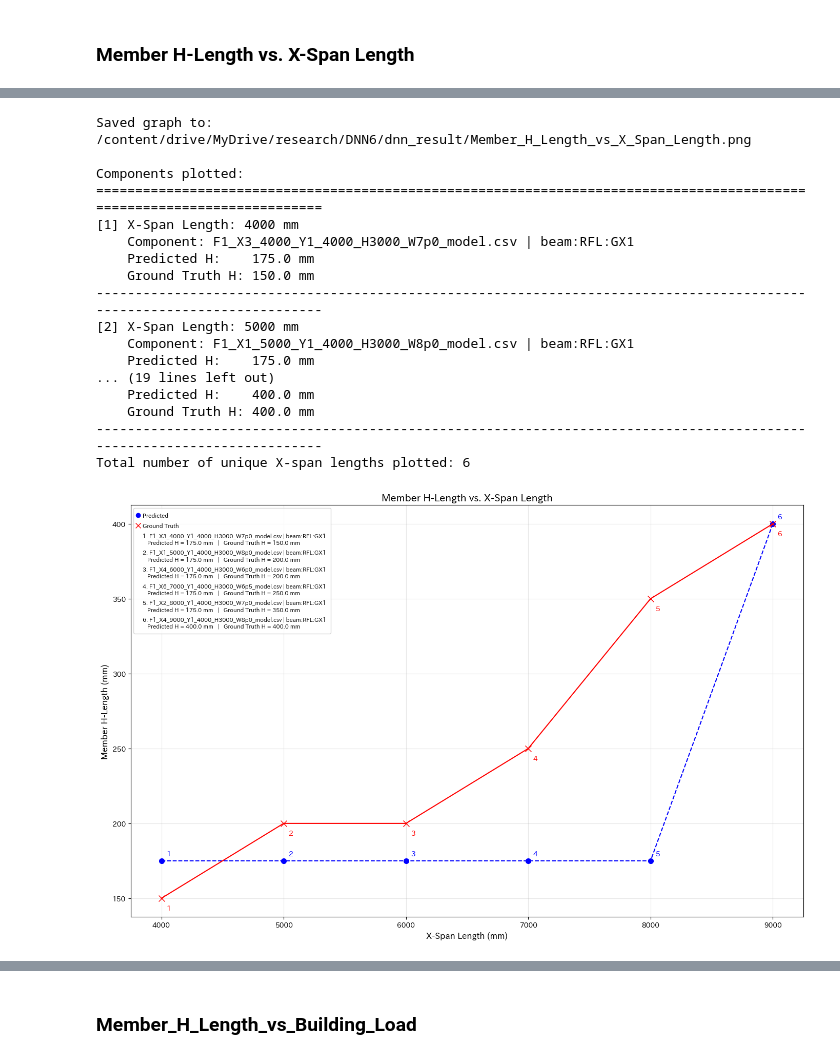
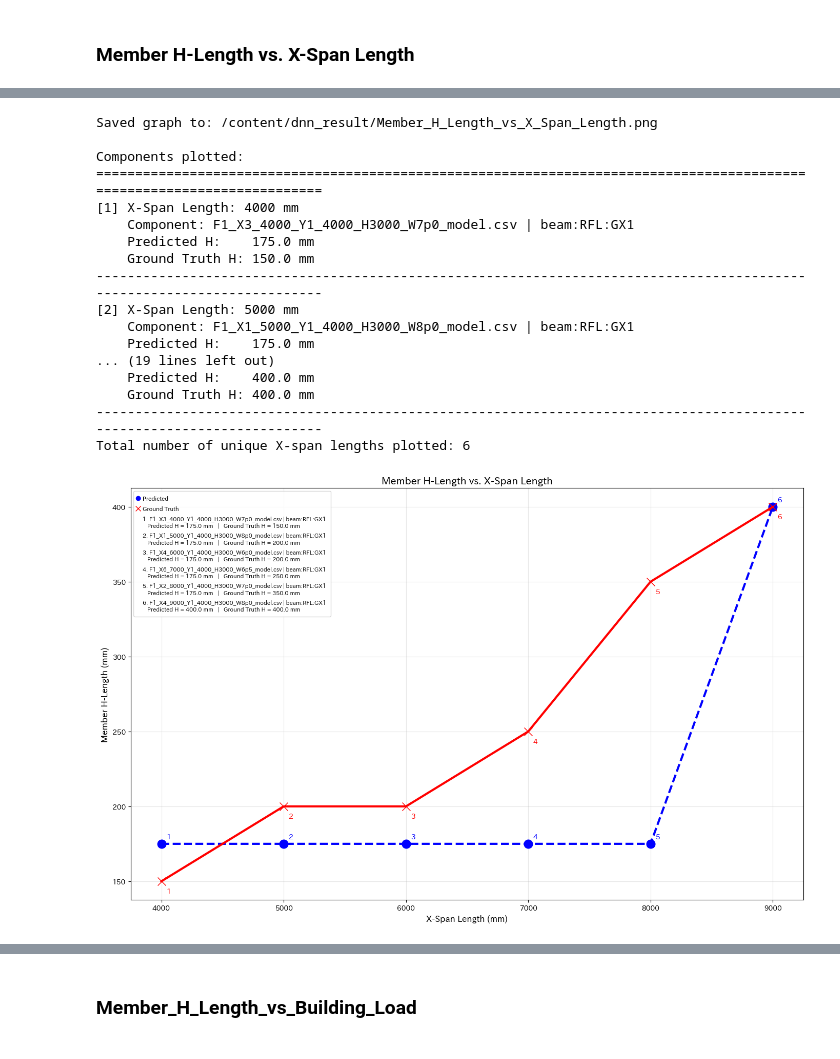
Before and after one commit to usumakikai8-bot/DNN4, a Jupyter notebook: dnn6.ipynb, the cells around one changed output, grey strips where cells are left out. Saved outputs shown, nothing was run; the diff lists cells and outputs as text; code cells hidden in the pictures.

Commit message:
add code to create graphs.

```diff
--- a/dnn6.ipynb
+++ b/dnn6.ipynb
@@ -1074,8 +1093,8 @@ ax.plot(
     marker='o',
     linestyle='--',
     color='blue',
-    linewidth=1.5,
-    markersize=7,
+    linewidth=2,
+    markersize=10,
     label='Predicted'
 )
 
@@ -1090,8 +1109,8 @@ ax.plot(
     marker='x',
     linestyle='-',
     color='red',
-    linewidth=1.5,
-    markersize=8,
+    linewidth=2,
+    markersize=10,
     label='Ground Truth'
 )
 
@@ -1324,32 +1343,32 @@ for i, (_, row) in enumerate(
 print(
     f'Total number of unique X-span lengths plotted: '
     f'{summary["x_span_length"].nunique()}'
 )
 
 
 # ============================================================
 # 17. Display graph
 # ============================================================
 
 plt.show()
 # %% [output]
 [interactive output not drawn]
 [interactive output not drawn]
-Saved graph to: /content/drive/MyDrive/research/DNN6/dnn_result/Member_H_Length_vs_X_Span_Length.png
+Saved graph to: /content/dnn_result/Member_H_Length_vs_X_Span_Length.png
 
 Components plotted:
 ========================================================================================================================
 [1] X-Span Length: 4000 mm
     Component: F1_X3_4000_Y1_4000_H3000_W7p0_model.csv | beam:RFL:GX1
     Predicted H:    175.0 mm
     Ground Truth H: 150.0 mm
 ------------------------------------------------------------------------------------------------------------------------
 [2] X-Span Length: 5000 mm
     Component: F1_X1_5000_Y1_4000_H3000_W8p0_model.csv | beam:RFL:GX1
     Predicted H:    175.0 mm
 ... (19 lines left out)
     Predicted H:    400.0 mm
     Ground Truth H: 400.0 mm
 ------------------------------------------------------------------------------------------------------------------------
 Total number of unique X-span lengths plotted: 6
-[figure, old version]
+[figure, new version]
```
Also changed, not shown: parts of 13 cells of this notebook.
